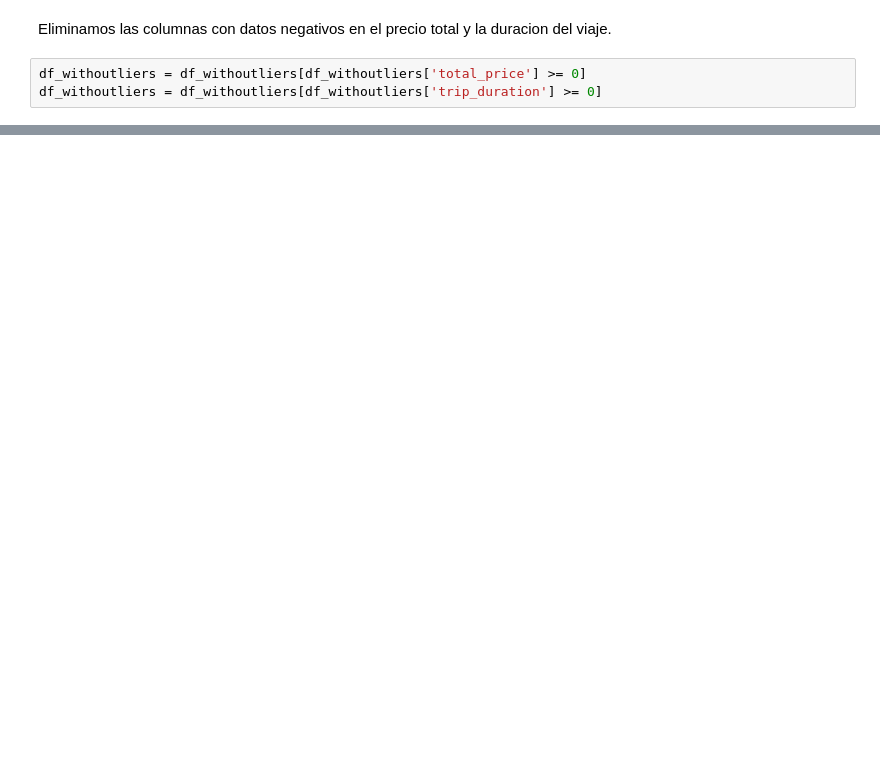
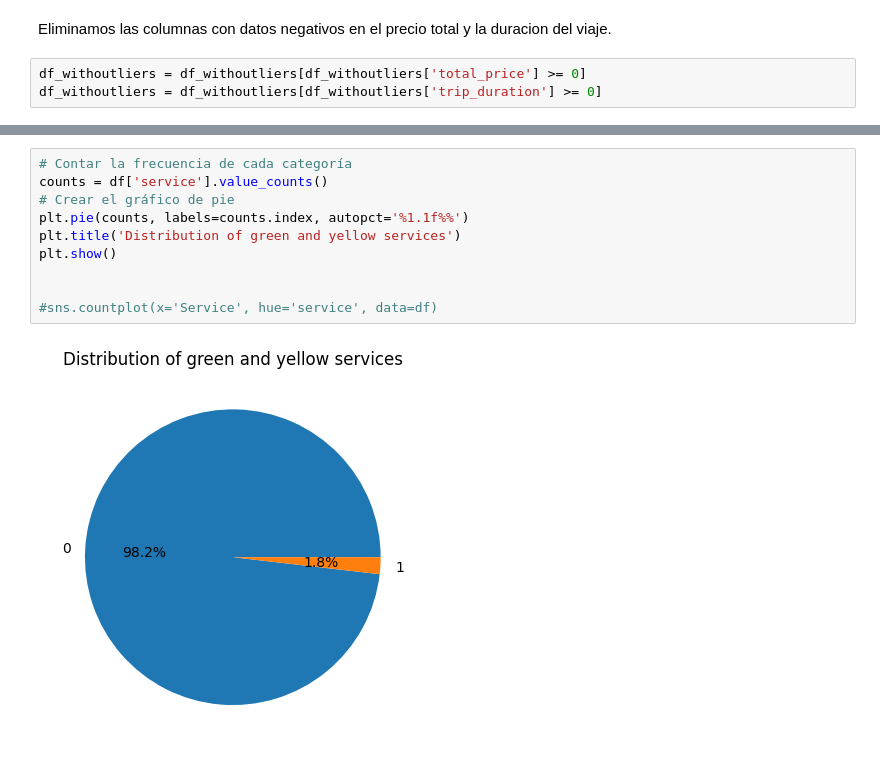
Before and after one commit to Pableren/Cab_Data_Cruise, a Jupyter notebook: Eda.ipynb, the cells around one changed output, grey strips where cells are left out. Cells and saved outputs as stored; diff of their text form; blank space fills up the shorter version.

Commit message:
pie service

```diff
--- a/Eda.ipynb
+++ b/Eda.ipynb
@@ -49,0 +50,12 @@ Text(0.5, 1.0, 'trip_duration')
+# %%
+# Contar la frecuencia de cada categoría
+counts = df['service'].value_counts()
+# Crear el gráfico de pie
+plt.pie(counts, labels=counts.index, autopct='%1.1f%%')
+plt.title('Distribution of green and yellow services')
+plt.show()
+
+
+#sns.countplot(x='Service', hue='service', data=df)
+# %% [output]
+[figure, added]
```
Also changed, not shown: parts of 3 cells of this notebook.
